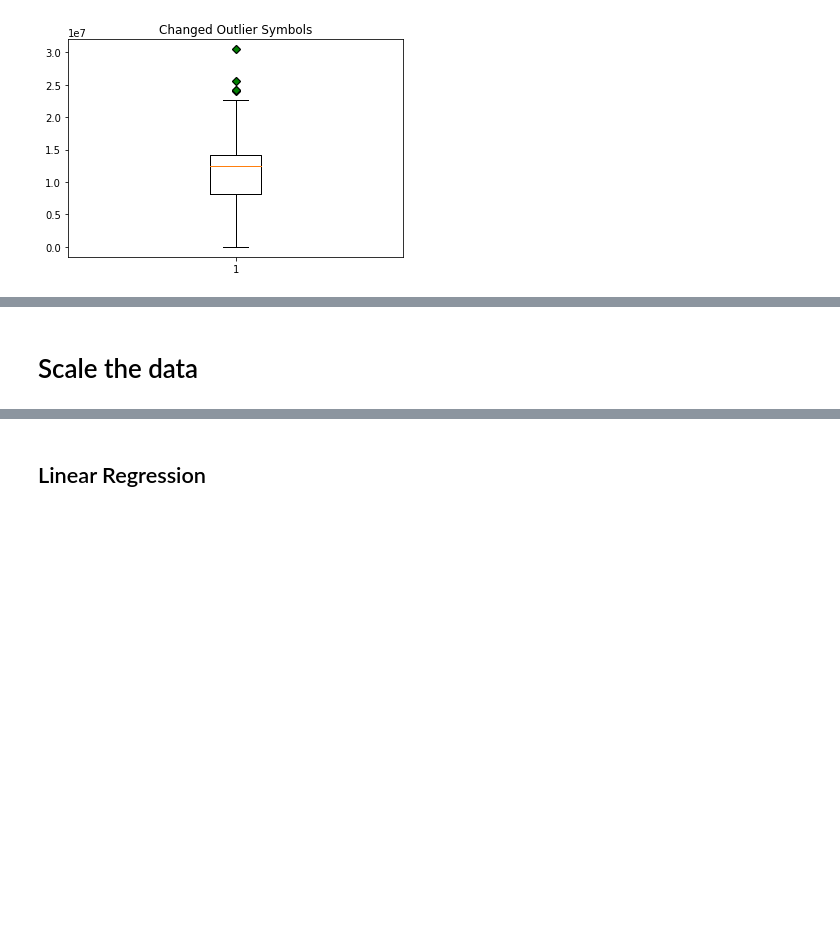
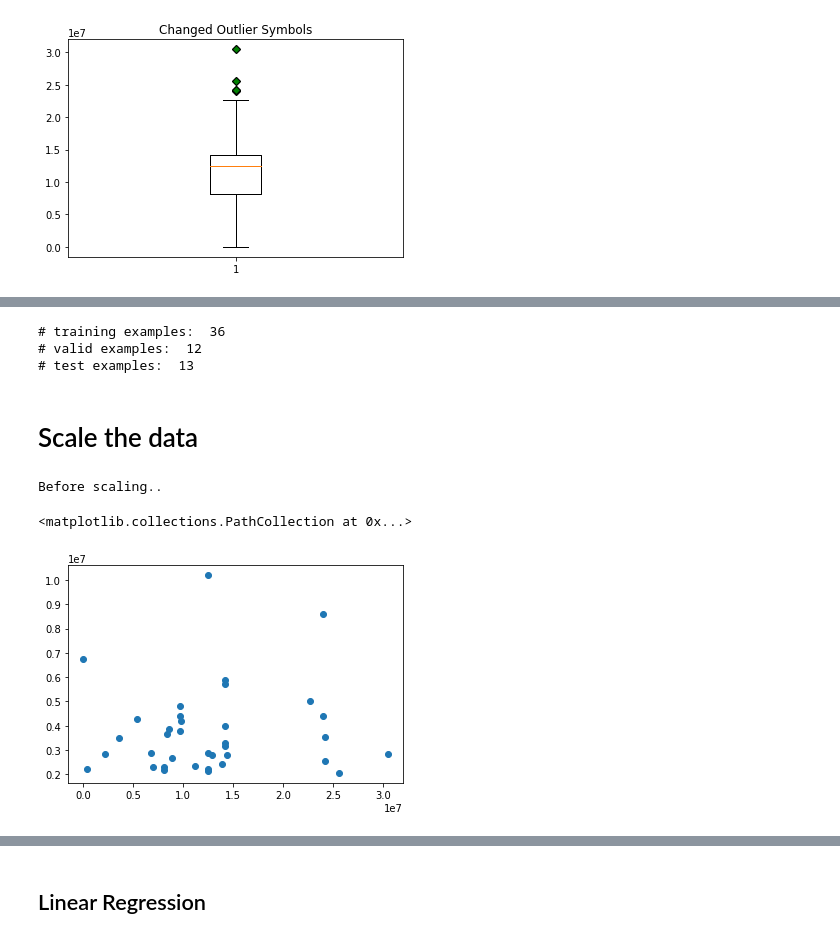
Before and after one commit to amini2nt/Ivado_musuem, a Jupyter notebook: IVADO_ML.ipynb, the cells around one changed output, grey strips where cells are left out. Saved outputs shown, nothing was run; the diff lists cells and outputs as text; code cells hidden in the pictures; blank space fills up the shorter version.

```diff
--- a/IVADO_ML.ipynb
+++ b/IVADO_ML.ipynb
@@ -53 +55,11 @@ ax3.boxplot(x, flierprops=green_diamond)
+# %%
+X_train, X_test, y_train, y_test = train_test_split(x, y, test_size=0.2, random_state=1)
+X_train, X_val, y_train, y_val = train_test_split(X_train, y_train, test_size=0.25, random_state=1)
+print("# training examples: ",len(X_train))
+print("# valid examples: ",len(X_val))
+print("# test examples: ",len(X_test))
+# %% [output]
+# training examples:  36
+# valid examples:  12
+# test examples:  13
 # %% [markdown]
@@ -58,7 +66,0 @@ transformed_x = transformer.transform(x)
-# %%
-
-X_train, X_test, y_train, y_test = train_test_split(x, y, test_size=0.2, random_state=1)
-X_train, X_val, y_train, y_val = train_test_split(X_train, y_train, test_size=0.25, random_state=1)
-
-transformed_X_train, transformed_X_test, y_train, y_test = train_test_split(transformed_x, y, test_size=0.2, random_state=1)
-transformed_X_train, transformed_X_val, y_train, y_val = train_test_split(transformed_X_train, y_train, test_size=0.25, random_state=1)
@@ -64,0 +82,8 @@ transformed_X_train, transformed_X_val, y_train, y_val = train_test_split(transf
+# %%
+fig, ax = plt.subplots()
+print("Before scaling..")
+ax.scatter(X_train, y_train)
+# %% [output]
+Before scaling..
+<matplotlib.collections.PathCollection at 0x...>
+[figure, added]
```
Also changed, not shown: parts of 16 cells of this notebook.
